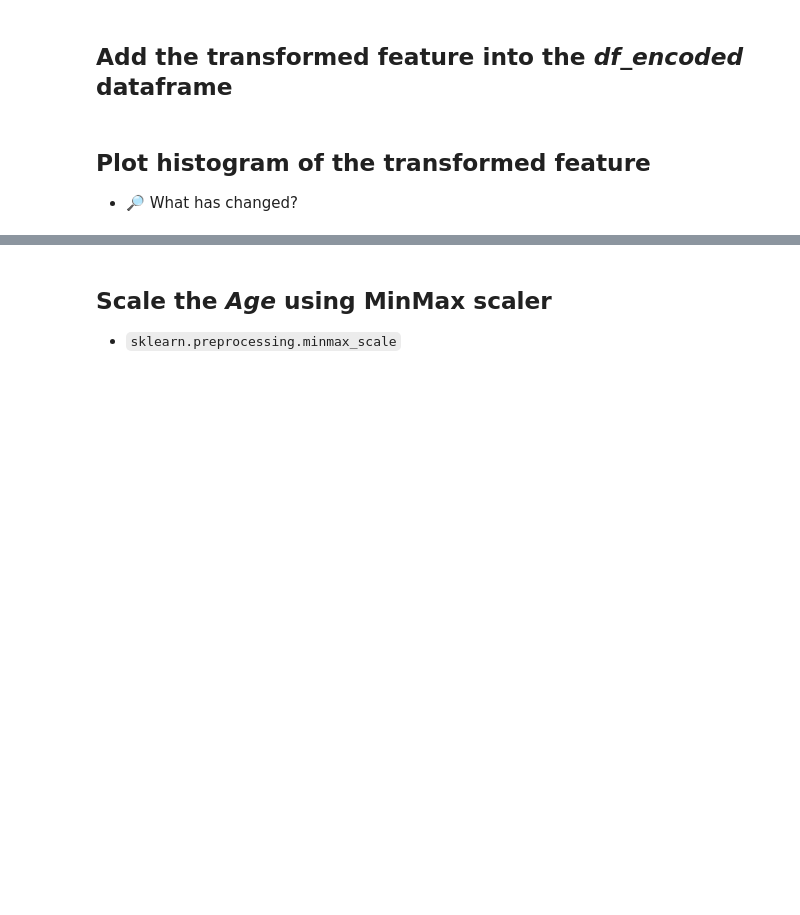
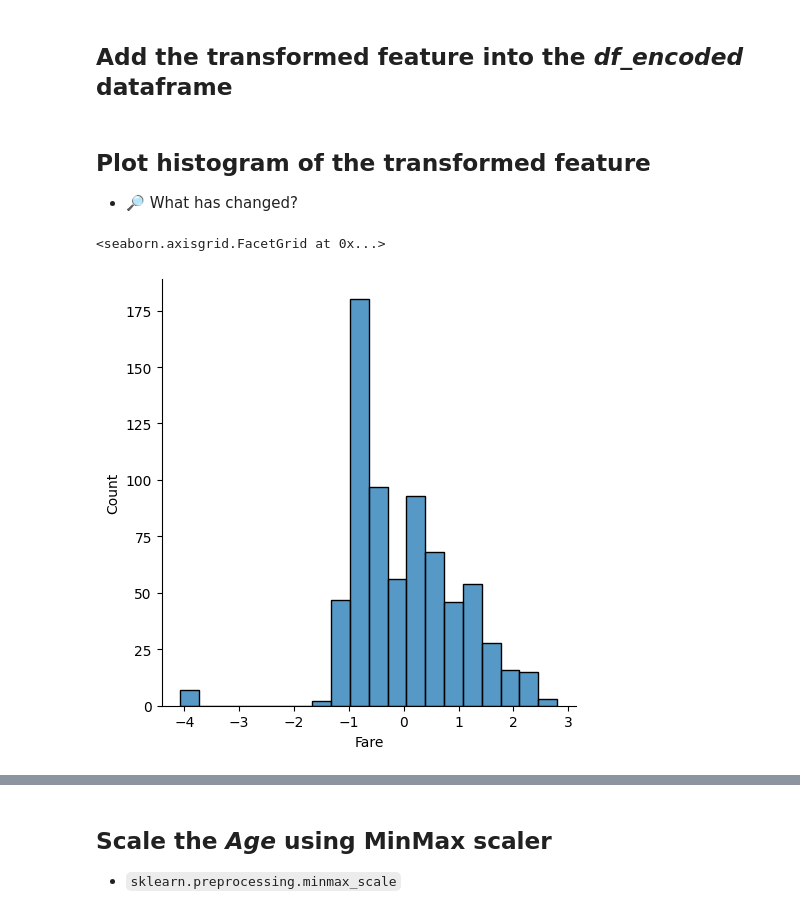
Before and after one commit to lubsar/EFREI-Introduction-to-Machine-Learning, a Jupyter notebook: iml_05.ipynb, the cells around one changed output, grey strips where cells are left out. Cells and saved outputs as stored; diff of their text form; code cells hidden in the pictures; blank space fills up the shorter version.

```diff
--- a/iml_05.ipynb
+++ b/iml_05.ipynb
@@ -189,3 +227,10 @@ pandas.core.frame.DataFrame
 1. Create empty *df_encoded* dataframe with index using *df_clustering.index*
 2. Create *Sex* variable with ordinal encoded data
 3. Use `join` method for added one-hot encoded *Embarked* feature
+# %%
+df_encoded = pd.DataFrame(index = df_clustering.index)
+# %%
+df_encoded['Sex'] = sklearn.preprocessing.OrdinalEncoder().fit_transform(df_clustering[['Sex']])
+# %%
+df_encoded = df_encoded.join(pd.get_dummies(df_clustering[['Embarked']]))
+df_encoded.head()
@@ -206,5 +288,12 @@ pandas.core.frame.DataFrame
 # %% [markdown]
 ## Add the transformed feature into the *df_encoded* dataframe
+# %%
+df_encoded['Fare'] = sklearn.preprocessing.PowerTransformer().fit_transform(df_clustering[['Fare']])
 # %% [markdown]
 ## Plot histogram of the transformed feature
 * 🔎 What has changed?
+# %%
+sns.displot(df_encoded.Fare, bins=20)
+# %% [output]
+<seaborn.axisgrid.FacetGrid at 0x...>
+[figure, added]
```
Also changed, not shown: parts of 30 cells of this notebook, 1 other file.
